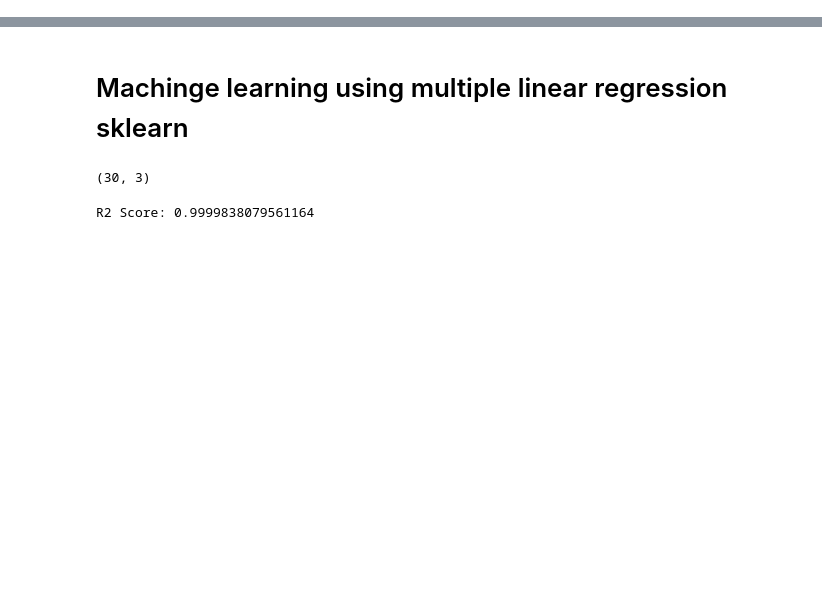
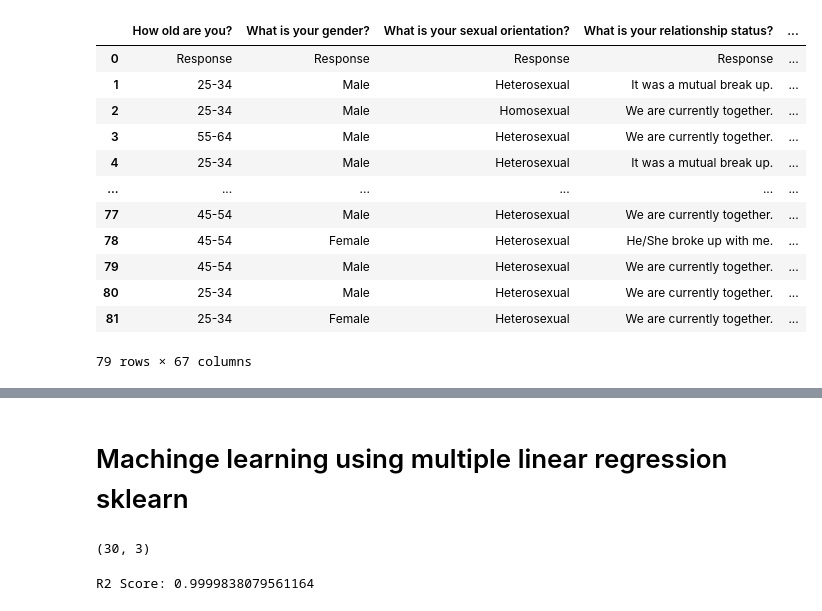
Before and after one commit to zoeycharif/theloveformula, a Jupyter notebook: survey_data.ipynb, the cells around one changed output, grey strips where cells are left out. Cells and saved outputs as stored; diff of their text form; code cells hidden in the pictures; blank space fills up the shorter version.

```diff
--- a/survey_data.ipynb
+++ b/survey_data.ipynb
@@ -21,2 +3,6 @@ display(surveyRaw)
 # %%
-surveyRaw.drop(['Respondent ID', 'Collector ID','Start Date','End Date','IP Address','Email Address','First Name','Last Name','Custom Data 1','Unnamed: 11','Unnamed: 13','Unnamed: 18','Unnamed: 22','Unnamed: 26','Unnamed: 30','Unnamed: 34','Unnamed: 38','Unnamed: 41','Unnamed: 44','Unnamed: 47','Unnamed: 50'], axis = 1, inplace=True)
+surveyRaw = pd.read_csv('Copy of Relationship Survey.csv')
+pd.options.display.max_columns = None
+# display(surveyRaw)
+titles = pd.read_csv('data_titles.csv')
+surveyRaw.drop(['Respondent ID', 'Collector ID','Start Date','End Date','IP Address','Email Address','First Name','Last Name','Custom Data 1','Unnamed: 11','Unnamed: 13','Unnamed: 18','Unnamed: 22','Unnamed: 26','Unnamed: 30','Unnamed: 34','Unnamed: 38','Unnamed: 41','Unnamed: 44','Unnamed: 47','Unnamed: 50','Indicate if the statement applies to you during the time with your significant other (please check all that apply)','Unnamed: 57','Unnamed: 63','Unnamed: 64','Unnamed: 66','Unnamed: 76','Unnamed: 79'], axis = 1, inplace=True)
@@ -51,0 +16,18 @@ Honesty/Dependable/Reliable
+# %%
+
+surveyRaw = surveyRaw.dropna(subset=surveyRaw.columns[6:19])
+surveyRaw
+# %% [output]
+|  | How old are you? | What is your gender? | What is your sexual orientation? | What is your relationship status? | ... |
+| 0 | Response | Response | Response | Response | ... |
+| 1 | 25-34 | Male | Heterosexual | It was a mutual break up. | ... |
+| 2 | 25-34 | Male | Homosexual | We are currently together. | ... |
+| 3 | 55-64 | Male | Heterosexual | We are currently together. | ... |
+| 4 | 25-34 | Male | Heterosexual | It was a mutual break up. | ... |
+| ... | ... | ... | ... | ... | ... |
+| 77 | 45-54 | Male | Heterosexual | We are currently together. | ... |
+| 78 | 45-54 | Female | Heterosexual | He/She broke up with me. | ... |
+| 79 | 45-54 | Male | Heterosexual | We are currently together. | ... |
+| 80 | 25-34 | Male | Heterosexual | We are currently together. | ... |
+| 81 | 25-34 | Female | Heterosexual | We are currently together. | ... |
+79 rows × 67 columns
```
Also changed, not shown: parts of 5 cells of this notebook.
